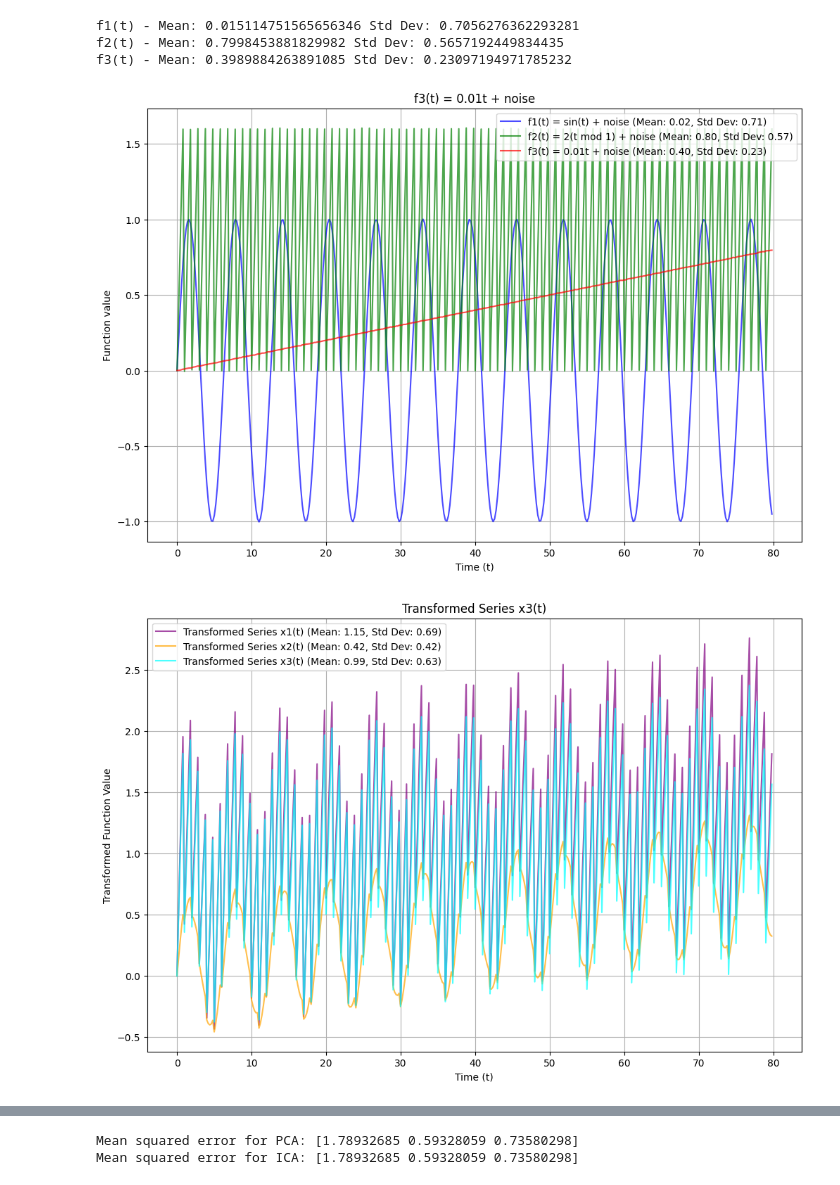
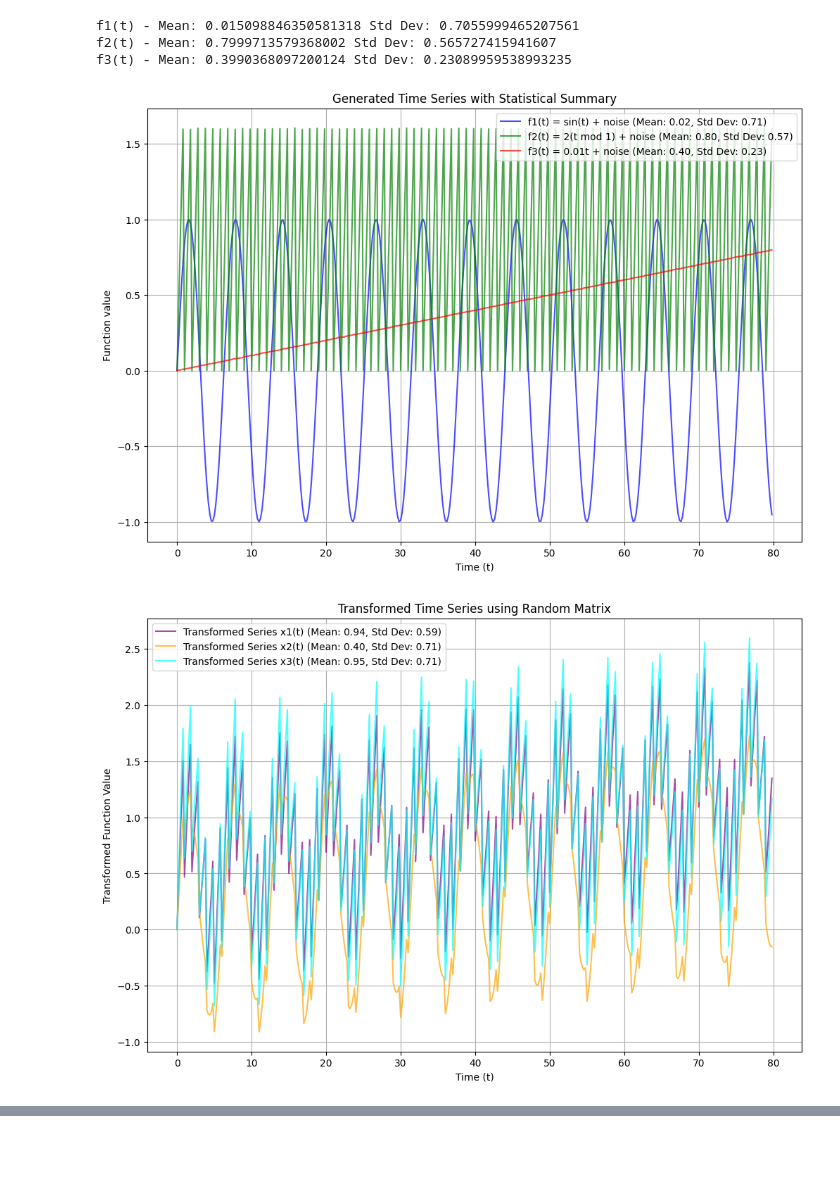
Before and after one commit to czajkowskis/machine_learning_in_web, a Jupyter notebook: 02_excercise/presentation.ipynb, the cells around one changed output, grey strips where cells are left out. Cells and saved outputs as stored; diff of their text form; code cells hidden in the pictures; blank space fills up the shorter version.

```diff
--- a/02_excercise/presentation.ipynb
+++ b/02_excercise/presentation.ipynb
@@ -8,7 +8,8 @@
 import numpy as np
 import matplotlib.pyplot as plt
 from typing import Tuple
-from sklearn.decomposition import PCA, FastICA
+from sklearn.preprocessing import MinMaxScaler
+
 
 
 def generate_time_series(t: np.ndarray, noise_scale: float, func) -> np.ndarray:
@@ -39,8 +40,8 @@ def draw_time_series(t: np.ndarray, series: list, xlabel: str, ylabel:str, title
     series: list of tuples containing (time series, mean, std, title, color)
     """
     plt.figure(figsize=(12, 8))
-    for f, mean, std, title, color in series:
-        plt.plot(t, f, label=f"{title} (Mean: {mean:.2f}, Std Dev: {std:.2f})", color=color, alpha=0.7)
+    for f, mean, std, description, color in series:
+        plt.plot(t, f, label=f"{description} (Mean: {mean:.2f}, Std Dev: {std:.2f})", color=color, alpha=0.7)
     plt.xlabel(xlabel)
     plt.ylabel(ylabel)
     plt.title(title)
@@ -48,14 +49,11 @@ def draw_time_series(t: np.ndarray, series: list, xlabel: str, ylabel:str, title
     plt.grid(True)
     plt.show()
 
-
 def mse(original_signals: np.array, reconstructed_signals: np.array) -> float:
   """
   Returns mean squared error between original and reconstructed signals
   """
   return np.mean((original_signals.T - reconstructed_signals)**2, axis=0)
-
-
 
 
 
@@ -80,70 +78,39 @@ print("f2(t) - Mean:", f2_mean, "Std Dev:", f2_std)
 print("f3(t) - Mean:", f3_mean, "Std Dev:", f3_std)
 
 
-series_to_draw = [
+series = [
     (f1, f1_mean, f1_std, "f1(t) = sin(t) + noise", "blue"),
     (f2, f2_mean, f2_std, "f2(t) = 2(t mod 1) + noise", "green"),
     (f3, f3_mean, f3_std, "f3(t) = 0.01t + noise", "red")
 ]
 
-draw_time_series(t= t, series= series_to_draw, xlabel="Time (t)", ylabel="Function value", title="Generated Time Series with Statistical Summary")
+draw_time_series(t= t, series= series, xlabel="Time (t)", ylabel="Function value", title="Generated Time Series with Statistical Summary")
 
 ####################### 3x3 random matrix and x(t)=A⋅f(t)  Transformation ##################################
 
 # Generate a random 3x3 matrix A for transformation
 A = np.random.rand(3, 3) #created A matrix
 
 # Stack the time series vertically to form a matrix for multiplication
 F = np.vstack([f1, f2, f3]) #created f(t) matrix
+
+
 
 transformed_series = A @ F #matrix multiplication, regarding to x(t)=A⋅f(t)
 
 # Extract each transformed series from the result
 x1, x2, x3 = transformed_series
 
 series_to_draw = [
     (x1, *calculate_statistics(x1), "Transformed Series x1(t)", "purple"),
     (x2, *calculate_statistics(x2), "Transformed Series x2(t)", "orange"),
     (x3, *calculate_statistics(x3), "Transformed Series x3(t)", "cyan")
 ]
 
 draw_time_series(t= t,series= series_to_draw, xlabel="Time (t)", ylabel="Transformed Function Value", title="Transformed Time Series using Random Matrix")
-
-pca = PCA(n_components=3)
-pca_components = pca.fit_transform(transformed_series.T)
-pca_reconstructed = pca.inverse_transform(pca_components)
-
-
-x1, x2, x3 = pca_reconstructed.T
-
-series_to_draw = [
-    (x1, *calculate_statistics(x1), "Reconstructed Series f1(t)", "purple"),
-    (x2, *calculate_statistics(x2), "Reconstructed Series f2(t)", "orange"),
-    (x3, *calculate_statistics(x3), "Reconstructed Series f3(t)", "cyan")
-]
-
-draw_time_series(t= t,series= series_to_draw, xlabel="Time (t)", ylabel="Transformed Function Value", title="Signals reconstructed using PCa")
-
-ica = FastICA(n_components=3, random_state=23)
-ica_components = ica.fit_transform(transformed_series.T)
-ica_reconstructed = ica.inverse_transform(ica_components)
-x1, x2, x3 = ica_reconstructed.T
-
-series_to_draw = [
-    (x1, *calculate_statistics(x1), "Reconstructed Series f1(t)", "purple"),
-    (x2, *calculate_statistics(x2), "Reconstructed Series f2(t)", "orange"),
-    (x3, *calculate_statistics(x3), "Reconstructed Series f3(t)", "cyan")
-]
-
-draw_time_series(t= t,series= series_to_draw, xlabel="Time (t)", ylabel="Transformed Function Value", title="Signals reconstructed using ICA")
-mse_pca = mse(F, pca_reconstructed)
-mse_ica = mse(F, ica_reconstructed)
-
-print(f"Mean squared error for PCA: {mse_pca}")
-print(f"Mean squared error for ICA: {mse_ica}")
 # %% [output]
-f1(t) - Mean: 0.015114751565656346 Std Dev: 0.7056276362293281
-f2(t) - Mean: 0.7998453881829982 Std Dev: 0.5657192449834435
-f3(t) - Mean: 0.3989884263891085 Std Dev: 0.23097194971785232
+f1(t) - Mean: 0.015098846350581318 Std Dev: 0.7055999465207561
+f2(t) - Mean: 0.7999713579368002 Std Dev: 0.565727415941607
+f3(t) - Mean: 0.3990368097200124 Std Dev: 0.23089959538993235
-[figure, old version]
+[figure, new version]
-[figure, old version]
+[figure, new version]
@@ -159,2 +116,0 @@ f3(t) - Mean: 0.3989884263891085 Std Dev: 0.23097194971785232
-Mean squared error for PCA: [1.78932685 0.59328059 0.73580298]
-Mean squared error for ICA: [1.78932685 0.59328059 0.73580298]
```
Also changed, not shown: parts of 2 cells of this notebook.
